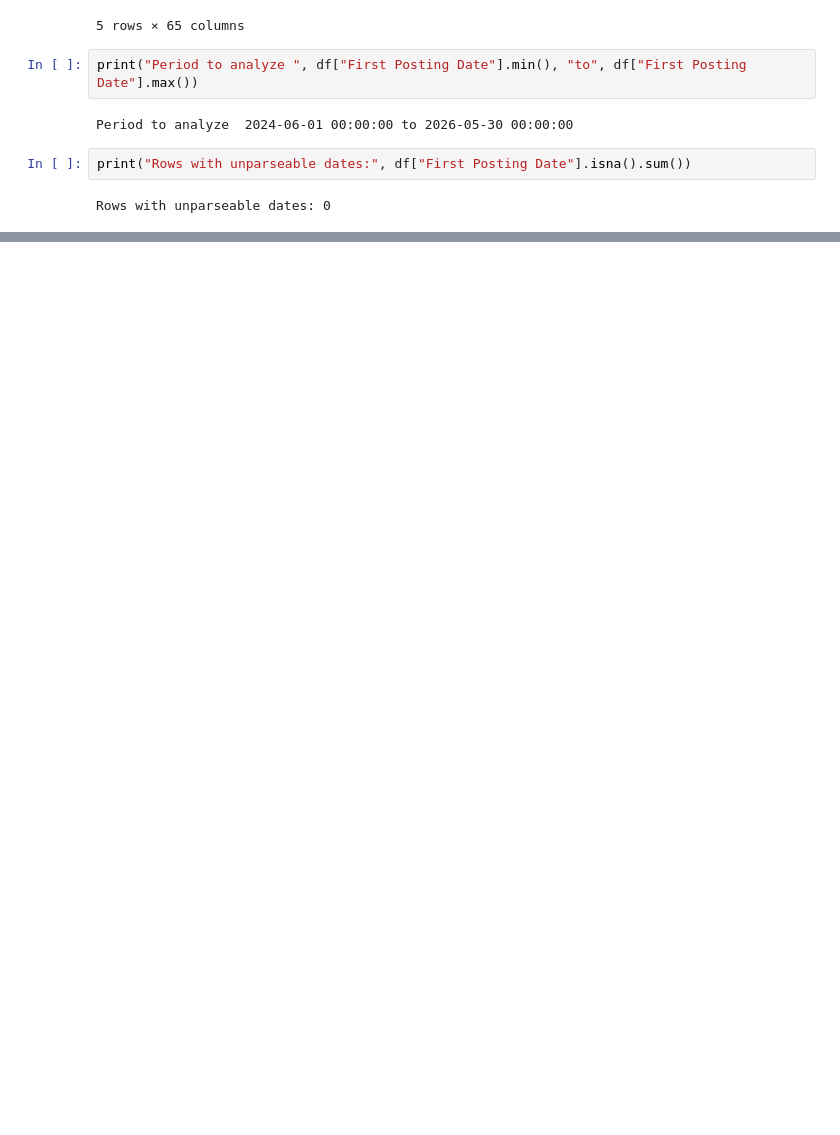
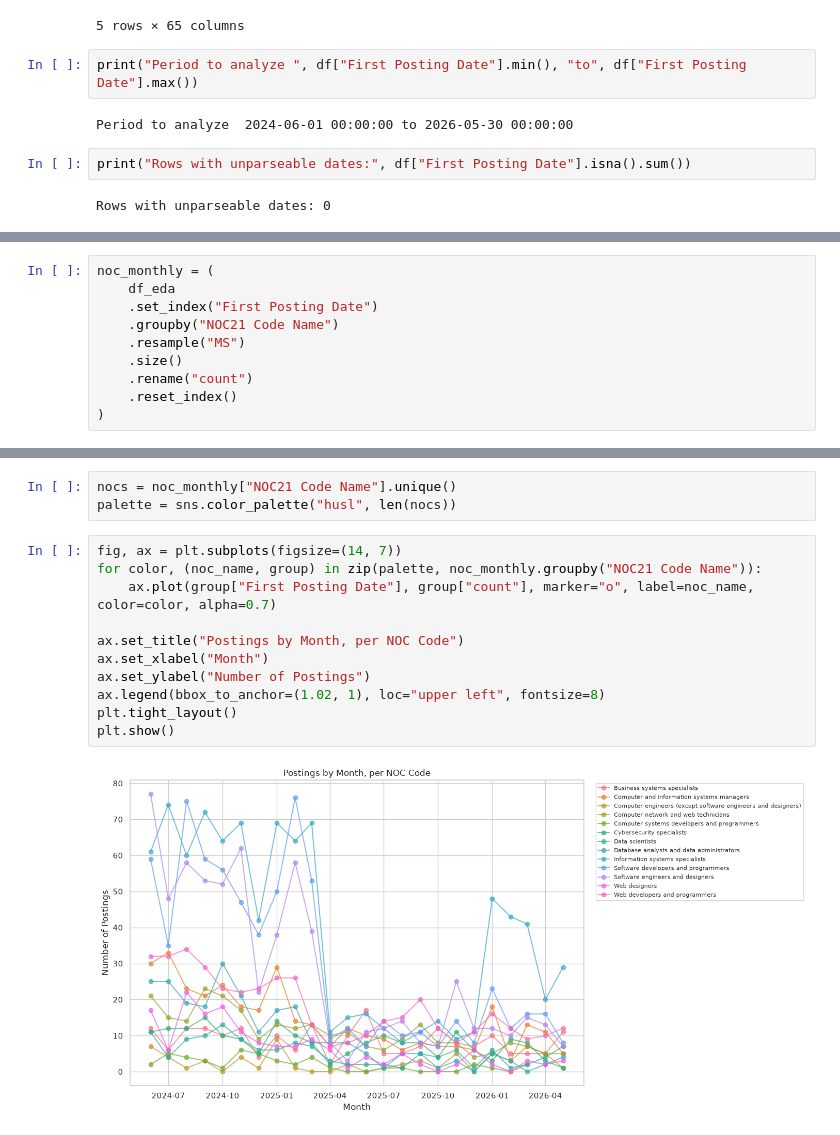
Before and after one commit to RochaDA/vancouver-tech-job-market, a Jupyter notebook: notebooks/01_eda.ipynb, the cells around one changed output, grey strips where cells are left out. Saved outputs shown, nothing was run; the diff lists cells and outputs as text; blank space fills up the shorter version.

```diff
--- a/notebooks/01_eda.ipynb
+++ b/notebooks/01_eda.ipynb
@@ -79,0 +141,10 @@ Rows with unparseable dates: 0
+# %%
+noc_monthly = (
+    df_eda
+    .set_index("First Posting Date")
+    .groupby("NOC21 Code Name")
+    .resample("MS")
+    .size()
+    .rename("count")
+    .reset_index()
+)
@@ -79,0 +160,16 @@ Rows with unparseable dates: 0
+# %%
+nocs = noc_monthly["NOC21 Code Name"].unique()
+palette = sns.color_palette("husl", len(nocs))
+# %%
+fig, ax = plt.subplots(figsize=(14, 7))
+for color, (noc_name, group) in zip(palette, noc_monthly.groupby("NOC21 Code Name")):
+    ax.plot(group["First Posting Date"], group["count"], marker="o", label=noc_name, color=color, alpha=0.7)
+
+ax.set_title("Postings by Month, per NOC Code")
+ax.set_xlabel("Month")
+ax.set_ylabel("Number of Postings")
+ax.legend(bbox_to_anchor=(1.02, 1), loc="upper left", fontsize=8)
+plt.tight_layout()
+plt.show()
+# %% [output]
+[figure, added]
```
Also changed, not shown: parts of 31 cells of this notebook.
